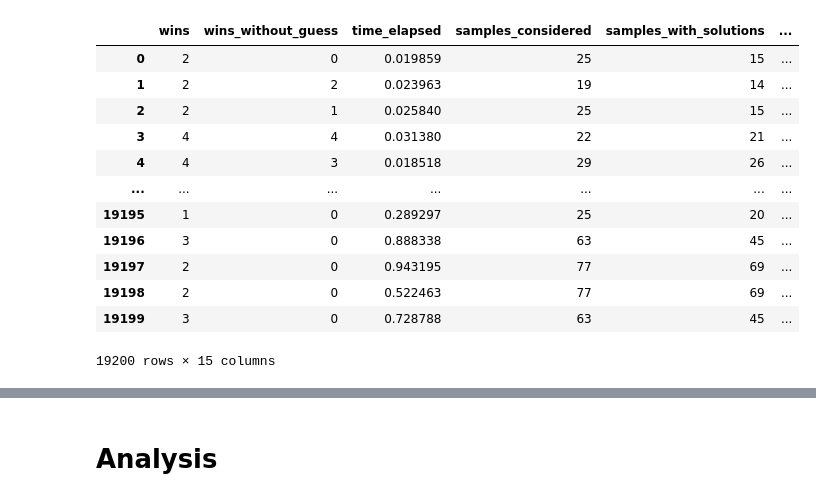
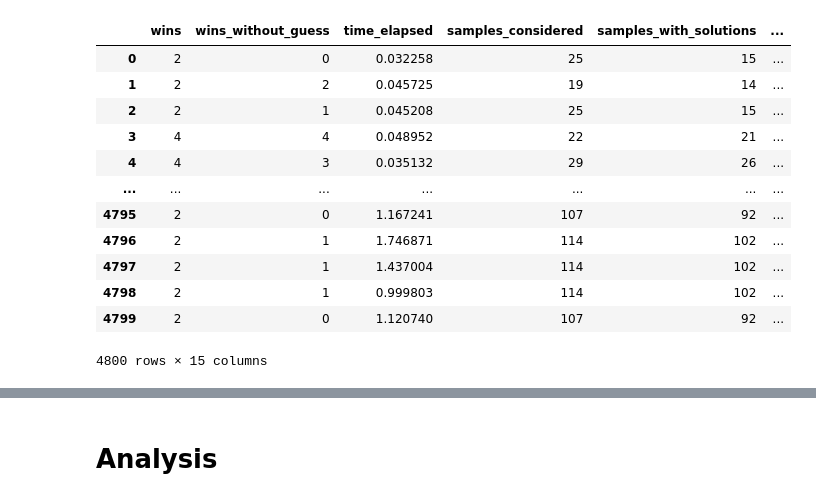
Before and after one commit to KostasKv/Minesweeper-with-AI, a Jupyter notebook: data/Naive algorithm experiment/Naive algorithm experiment analysis.ipynb, the cells around one changed output, grey strips where cells are left out. Drawn from its saved outputs; the diff is of its cells as text; code cells hidden in the pictures.

```diff
--- a/data/Naive algorithm experiment/Naive algorithm experiment analysis.ipynb
+++ b/data/Naive algorithm experiment/Naive algorithm experiment analysis.ipynb
@@ -4,23 +4,25 @@ from matplotlib.patches import Patch
 import seaborn as sns
 import pandas as pd
 # %%
-data = pd.read_csv('Naive algorithm experiment.csv')
-data_other = pd.read_csv('Naive algorithm experiment_other-data.csv')
+# data = pd.read_csv('Naive algorithm experiment.csv')
+# data_other = pd.read_csv('Naive algorithm experiment_other-data.csv')
+data = pd.read_csv('Naive algorithm experiment_TEST.csv')
+data_other = pd.read_csv('Naive algorithm experiment_other-data_TEST.csv')
 data
 # %% [output]
 |  | wins | wins_without_guess | time_elapsed | samples_considered | samples_with_solutions | ... |
-| 0 | 2 | 0 | 0.019859 | 25 | 15 | ... |
-| 1 | 2 | 2 | 0.023963 | 19 | 14 | ... |
-| 2 | 2 | 1 | 0.025840 | 25 | 15 | ... |
-| 3 | 4 | 4 | 0.031380 | 22 | 21 | ... |
-| 4 | 4 | 3 | 0.018518 | 29 | 26 | ... |
+| 0 | 2 | 0 | 0.032258 | 25 | 15 | ... |
+| 1 | 2 | 2 | 0.045725 | 19 | 14 | ... |
+| 2 | 2 | 1 | 0.045208 | 25 | 15 | ... |
+| 3 | 4 | 4 | 0.048952 | 22 | 21 | ... |
+| 4 | 4 | 3 | 0.035132 | 29 | 26 | ... |
 | ... | ... | ... | ... | ... | ... | ... |
-| 19195 | 1 | 0 | 0.289297 | 25 | 20 | ... |
-| 19196 | 3 | 0 | 0.888338 | 63 | 45 | ... |
-| 19197 | 2 | 0 | 0.943195 | 77 | 69 | ... |
-| 19198 | 2 | 0 | 0.522463 | 77 | 69 | ... |
-| 19199 | 3 | 0 | 0.728788 | 63 | 45 | ... |
+| 4795 | 2 | 0 | 1.167241 | 107 | 92 | ... |
+| 4796 | 2 | 1 | 1.746871 | 114 | 102 | ... |
+| 4797 | 2 | 1 | 1.437004 | 114 | 102 | ... |
+| 4798 | 2 | 1 | 0.999803 | 114 | 102 | ... |
+| 4799 | 2 | 0 | 1.120740 | 107 | 92 | ... |
-19200 rows × 15 columns
+4800 rows × 15 columns
 # %%
 data_other
 # %% [output]
```
Also changed, not shown: parts of 13 cells of this notebook, 8 other files.
